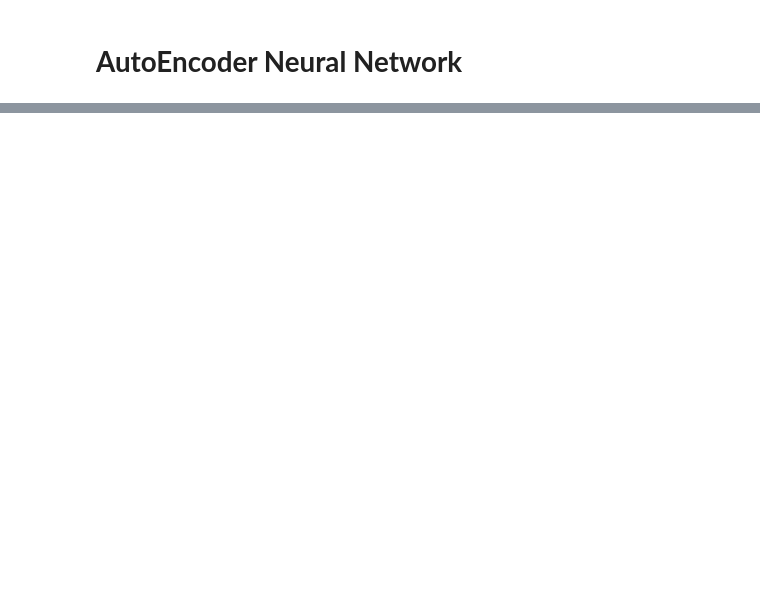
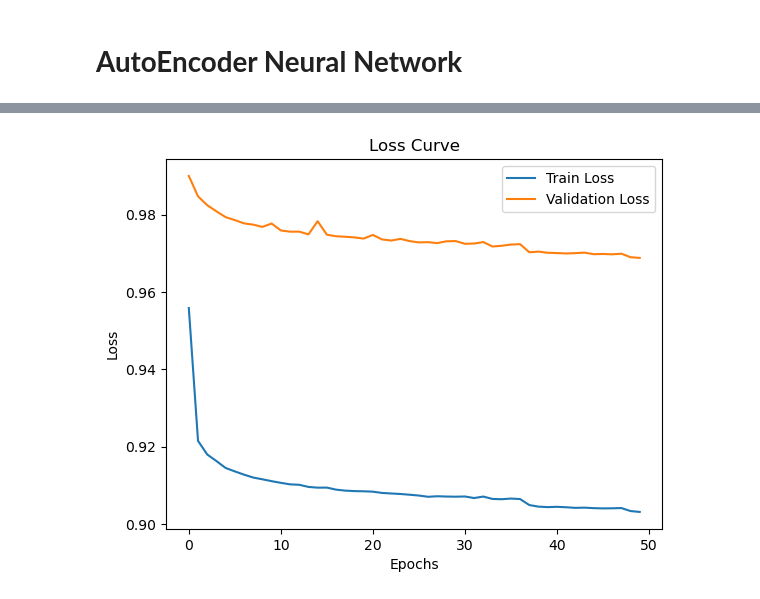
Before and after one commit to selintoker/FraudDetection, a Jupyter notebook: IEEE_CIS_dataset_FraudDetection.ipynb, the cells around one changed output, grey strips where cells are left out. Drawn from its saved outputs; the diff is of its cells as text; code cells hidden in the pictures; blank space fills up the shorter version.

Commit message:
Completed code for both ML models

```diff
--- a/IEEE_CIS_dataset_FraudDetection.ipynb
+++ b/IEEE_CIS_dataset_FraudDetection.ipynb
@@ -227,2 +234,13 @@ print(X_test_with_fraud.shape)
+# %%
+X = scaled_df.drop(columns=['isFraud'])  # Features
+y = scaled_df['isFraud']                 # Target
+
+# Perform a stratified train-test split to ensure proportional distribution of fraud cases
+X_train, X_test, y_train, y_test = train_test_split(X, y, test_size=0.2, random_state=42, stratify=y)
+# %%
+# Scaled data for neural network
+scaler = StandardScaler()
+X_train_scaled = scaler.fit_transform(X_train)
+X_test_scaled = scaler.transform(X_test)
 # %% [markdown]
 # **AutoEncoder Neural Network**
@@ -282,0 +287,17 @@ plt.plot(X_test[0],'b')
+# %%
+# Autoencoder model
+model = AutoEncoder()
+
+# Compile the model
+model.compile(optimizer='adam', loss='mean_squared_error')
+
+early_stopping = EarlyStopping(monitor='val_loss', patience=5)
+lr_schedule = ReduceLROnPlateau(monitor='val_loss', factor=0.5, patience=3)
+
+# Train the Autoencoder
+history = model.fit(X_train_scaled, X_train_scaled,
+                          epochs=50,
+                          batch_size=256,
+                          shuffle=True,
+                          validation_data=(X_test_scaled, X_test_scaled),
+                          callbacks = [early_stopping, lr_schedule])
@@ -283,2 +322,12 @@ plt.plot(X_test[0],'b')
+# %%
+plt.plot(history.history['loss'], label='Train Loss')
+plt.plot(history.history['val_loss'], label='Validation Loss')
+plt.title('Loss Curve')
+plt.xlabel('Epochs')
+plt.ylabel('Loss')
+plt.legend()
+plt.show()
+# %% [output]
+[figure, added]
 # %%
 # Get reconstruction errors for the test data (normal and fraud)
```
Also changed, not shown: parts of 28 cells of this notebook.
